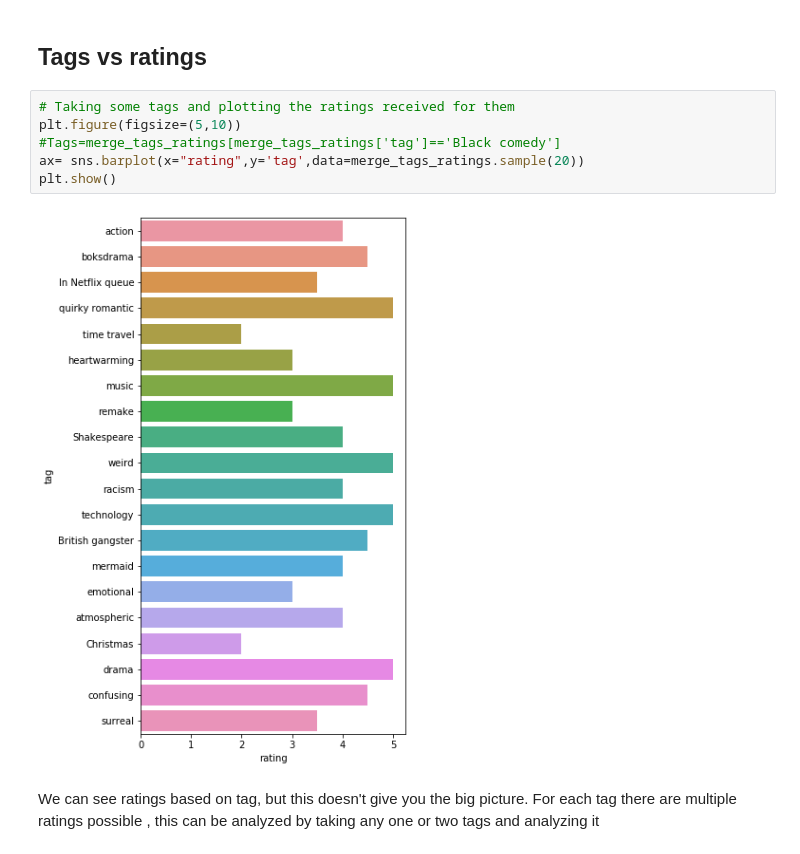
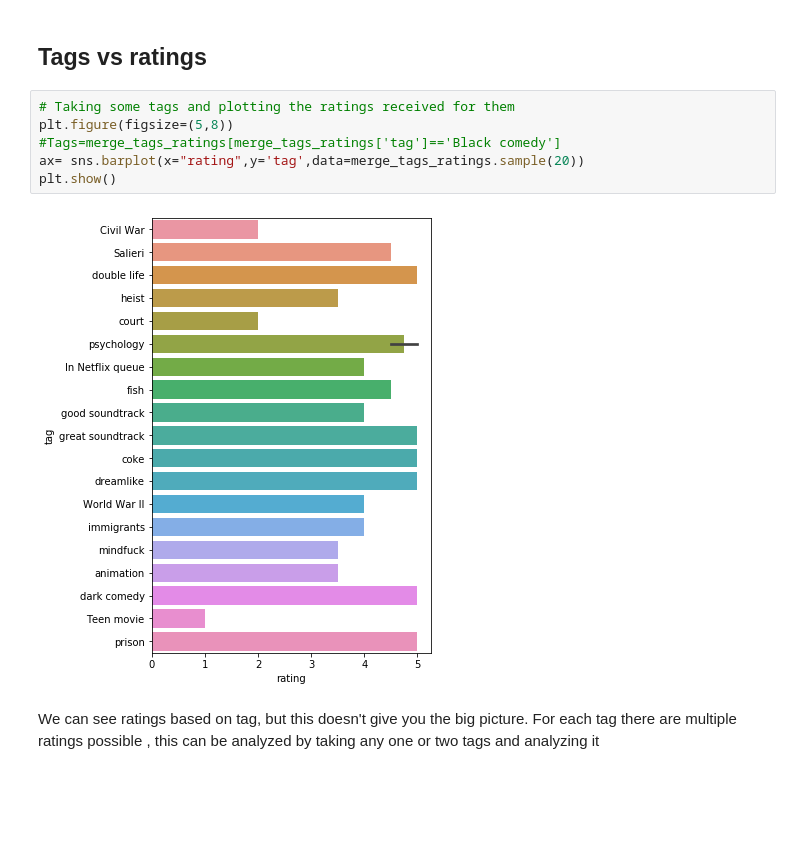
Before and after one commit to Manudeep-git/Weekend_Movie_Trip, a Jupyter notebook: Weekend Movie Trip.ipynb, the cells around one changed output. Cells and saved outputs as stored; diff of their text form; blank space fills up the shorter version.

```diff
--- a/Weekend Movie Trip.ipynb
+++ b/Weekend Movie Trip.ipynb
@@ -102,12 +102,12 @@ merge_tags_ratings.sample(5)
 ## Tags vs ratings
 # %%
 # Taking some tags and plotting the ratings received for them
-plt.figure(figsize=(5,10))
+plt.figure(figsize=(5,8))
 #Tags=merge_tags_ratings[merge_tags_ratings['tag']=='Black comedy']
 ax= sns.barplot(x="rating",y='tag',data=merge_tags_ratings.sample(20))
 plt.show()
 # %% [output]
-[figure, old version]
+[figure, new version]
 # %% [markdown]
 We can see ratings based on tag, but this doesn't give you the big picture. For each tag there are multiple ratings possible , this can be analyzed by taking any one or two tags and analyzing it
 # %%
```
Also changed, not shown: parts of 33 cells of this notebook.
